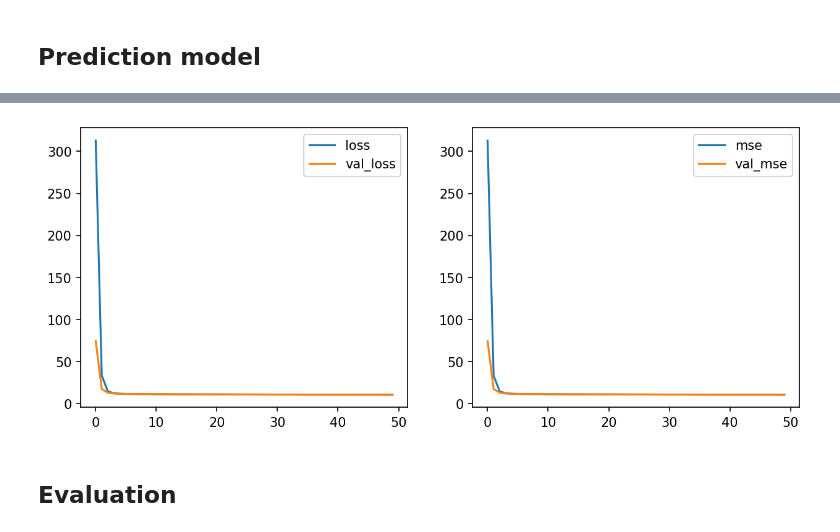
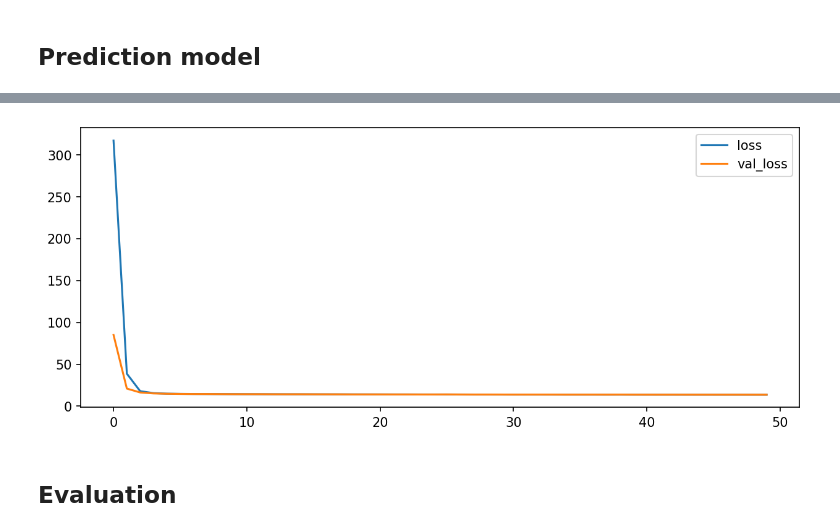
Before and after one commit to duonghung86/Vehicle-trajectory-tracking, a Jupyter notebook: TF_1_2_NP_all_sets.ipynb, the cells around one changed output, grey strips where cells are left out. Cells and saved outputs as stored; diff of their text form; code cells hidden in the pictures.

```diff
--- a/TF_1_2_NP_all_sets.ipynb
+++ b/TF_1_2_NP_all_sets.ipynb
@@ -60,10 +60,10 @@ filenames
 # %%
 # Set constant values
 HISTORY_LENGTH = 3
-FUTURE_LENGTH = 5
+FUTURE_LENGTH = 6
 n_steps = int(HISTORY_LENGTH/0.2)
 n_future = int(FUTURE_LENGTH/0.2)
-n_features = len(df)
+#n_features = len(df)
 target_names = ['Local_X','v_Vel']
 # %%
 def single_series2seq(series,past=4,future=1,past_step=1, future_step=1):
@@ -208,8 +209,8 @@ X_train.shape,X_test.shape
 # define model
 model = Sequential()
 model.add(LSTM(50, activation='tanh', input_shape=(X_train.shape[1],1)))
-model.add(Dense(10))
-model.compile(optimizer='adam', loss='mse', metrics=['mse'])
+model.add(Dense(y_test.shape[1]))
+model.compile(optimizer='adam', loss='mse')
 
 # For saving the best model during the whole training process.
 #checkpointer = callbacks.ModelCheckpoint(filepath='BestModel.h5', monitor='val_loss', save_best_only=True)
@@ -243,11 +244,11 @@ Wall time: 18min 6s
 # %%
 hist = pd.DataFrame(Monitor.history)
 hist['epoch'] = Monitor.epoch
-fig, axes = plt.subplots(nrows=1, ncols=2,figsize=(10,4),dpi=150)
-hist[['loss','val_loss']].plot(ax=axes[0])
-hist[['mse','val_mse']].plot(ax=axes[1])
+fig, axes = plt.subplots(nrows=1, ncols=1,figsize=(10,4),dpi=150)
+hist[['loss','val_loss']].plot(ax=axes)
+#hist[['mse','val_mse']].plot(ax=axes[1])
 plt.show()
 # %% [output]
-[figure, old version]
+[figure, new version]
 # %% [markdown]
 ## Evaluation
```
Also changed, not shown: parts of 10 cells of this notebook.
